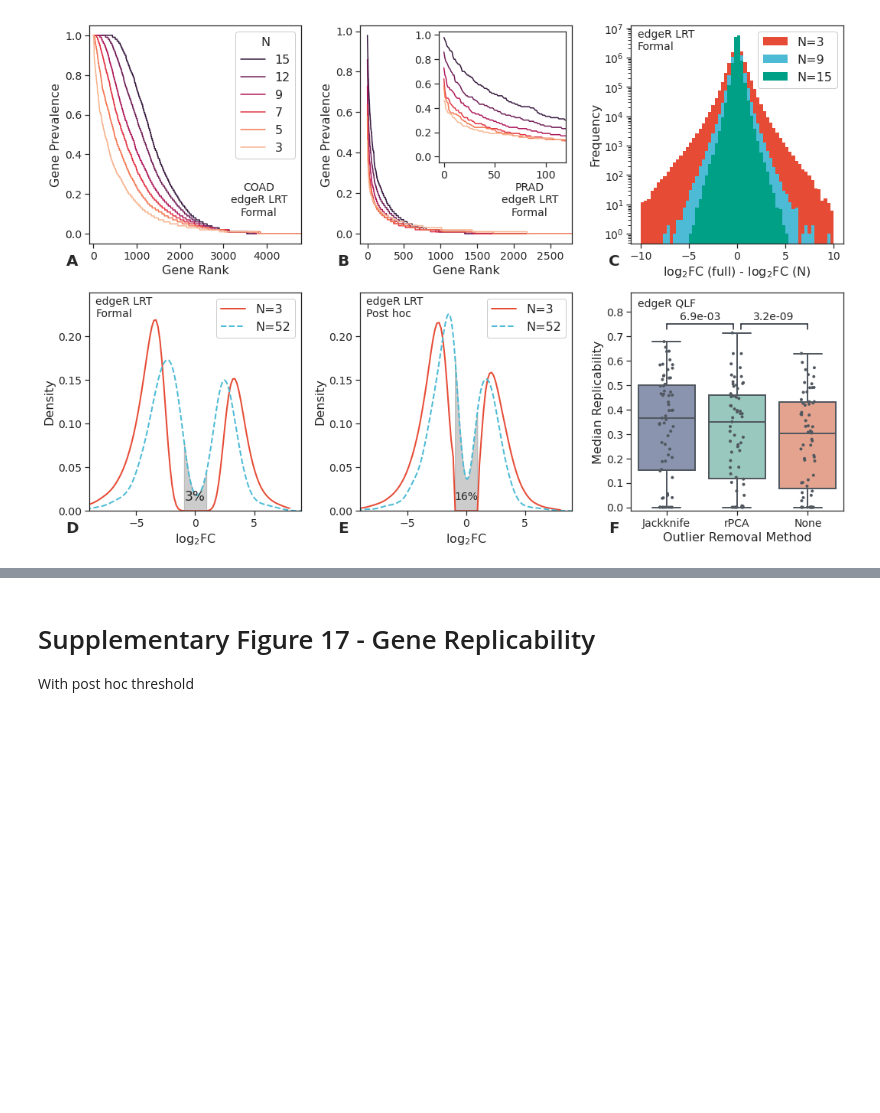
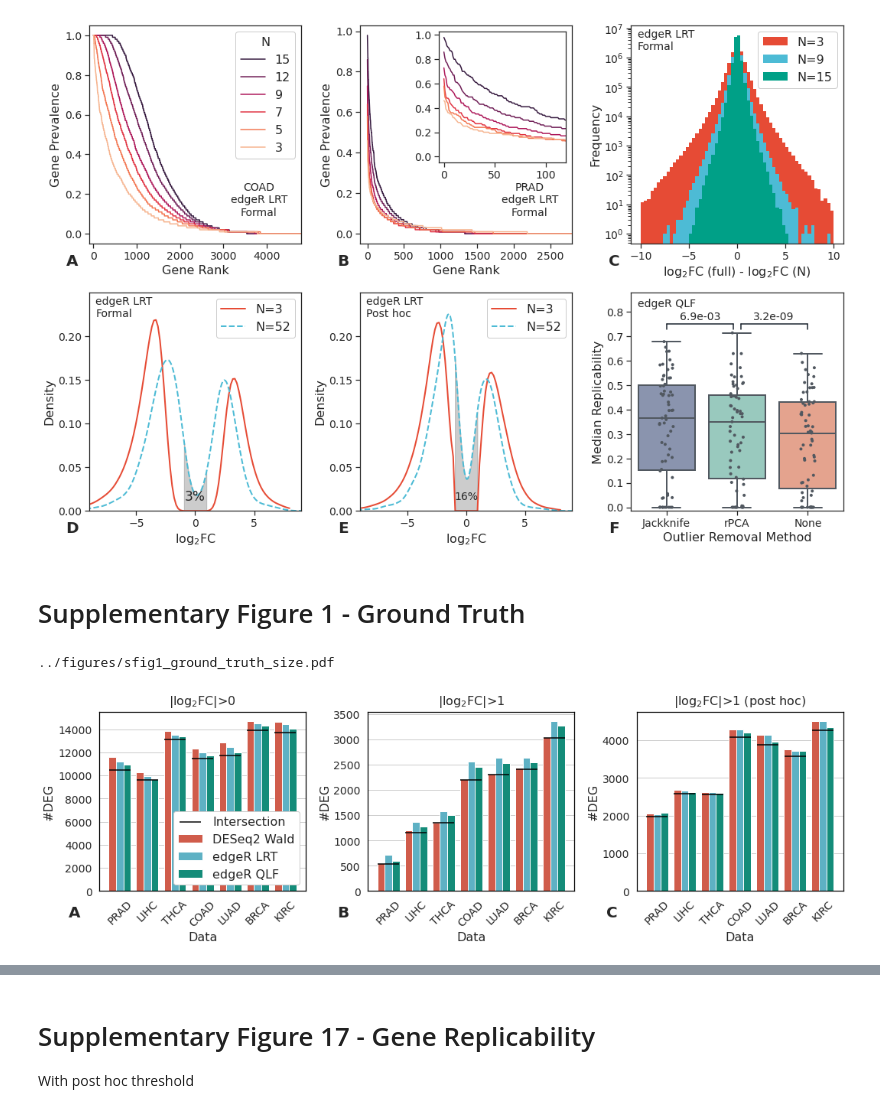
Before and after one commit to pdegen/RNASeqReplicability, a Jupyter notebook: notebooks/figures.ipynb, the cells around one changed output, grey strips where cells are left out. Drawn from its saved outputs; the diff is of its cells as text; code cells hidden in the pictures; blank space fills up the shorter version.

```diff
--- a/notebooks/figures.ipynb
+++ b/notebooks/figures.ipynb
@@ -809,7 +825,6 @@ dea = "edgerlrt"
 
 a, b, c, aa, bb, cc = [], [], [], [], [], []
 for data in datasets:
-    if data == "KIRC_syn_hom": continue
     a += truth_logFC[data][dea][3]["Error"]
     b += truth_logFC[data][dea][9]["Error"]
     c += truth_logFC[data][dea][15]["Error"]
@@ -822,7 +837,6 @@ df_logfc = pd.DataFrame(np.array([cc,bb,aa]).T, columns=["N15","N9","N3"])
 
 d, e = [], []
 for data in datasets:
-    if data == "KIRC_syn_hom": continue
     d += truth_logFC[data][dea]["small_N_deg_logFC"]
     e += truth_logFC[data][dea]["small_N_deg_logFC_truth"]
 
@@ -832,7 +846,6 @@ dea = "edgerlrt"
 
 a, b, c, aa, bb, cc = [], [], [], [], [], []
 for data in datasets:
-    if data == "KIRC_syn_hom": continue
     a += truth_logFC2[data][dea][3]["Error"]
     b += truth_logFC2[data][dea][9]["Error"]
     c += truth_logFC2[data][dea][15]["Error"]
@@ -845,7 +858,6 @@ df_logfc2 = pd.DataFrame(np.array([cc,bb,aa]).T, columns=["N15","N9","N3"])
 
 d, e = [], []
 for data in datasets:
-    if data == "KIRC_syn_hom": continue
     d += truth_logFC2[data][dea]["small_N_deg_logFC"]
     e += truth_logFC2[data][dea]["small_N_deg_logFC_truth"]
 
@@ -1034,3 +1046,5 @@ print(figpath)
 # %% [output]
 ../figures/fig5_misc_figure.pdf
 [figure]
+# %% [markdown]
+# Supplementary Figure 1 - Ground Truth
@@ -1036,0 +1097,65 @@ print(figpath)
+# %%
+order = np.array(["PRAD","LIHC","THCA","COAD","LUAD","BRCA","KIRC"])
+def kf(x):
+    try:
+        return np.where(order==x)[0][0] # sort by data
+    except IndexError:
+        return x # sort by DEA
+
+df = df.sort_values(by=['Data',"DEA"], key=lambda col: col.map(kf))
+gtj = gtj.sort_values(by='Data', key=lambda col: col.map(kf))
+# %%
+plt.rcParams['legend.title_fontsize'] = '15'
+
+fig, ax = plt.subplots(1,3,figsize=(15,5), sharey=False)
+ax = ax.flatten()
+
+palette = np.array(npg)[[0,1,2]]
+palette2 = np.array(npg)[[5,6,7]]
+
+### ax[0]
+dfa=df[df["logFC"]==0]
+sns.barplot(data=dfa,x="Data",y="#DEG",hue="DEA", ax=ax[0],palette=palette)
+
+### ax[1]
+dfa=df[(df["logFC"]==1)]
+sns.barplot(data=dfa,x="Data",y="#DEG",hue="DEA", ax=ax[1], palette=palette)
+
+### ax[1]
+dfa=df[(df["logFC"]=="post hoc")]
+sns.barplot(data=dfa,x="Data",y="#DEG",hue="DEA", ax=ax[2], palette=palette)
+
+# intersection
+for i,data in enumerate(order):
+    for logFC, a in zip([0,1,"post hoc"],ax[:3]):
+        if logFC == "post hoc":
+            logFC, logFC_test = 1, 0
+        else:
+            logFC_test = logFC
+        inter=datasets[data]["truth_stats"][logFC_test][0.05][logFC]["inter"]
+        a.scatter(i,inter,marker="_",zorder=99,color="black",s=800,label="Intersection" if i < 1 and logFC < 1 else "")
+
+for i, a in enumerate(ax):
+    a.legend([],[], frameon=False)
+    a.set_xticklabels(ax[1].get_xticklabels(), rotation=45, ha='center')
+    a.annotate(chr(ord('A')+i), xy=(-0.12, -0.12), xycoords="axes fraction", weight="bold", va='center',ha='center', fontsize=20)
+
+ax[0].set_title(r"$|\log_2\mathrm{FC}$|>0",size=16, pad=10)
+ax[1].set_title(r"$|\log_2\mathrm{FC}$|>1",size=16, pad=10)
+ax[2].set_title(r"$|\log_2\mathrm{FC}$|>1 (post hoc)",size=16, pad=10)
+
+
+handles, labels = ax[0].get_legend_handles_labels()
+labels = [l + " Wald" if l == "DESeq2" else l for l in labels]
+ax[0].legend(handles, labels, loc='lower right',framealpha=1)
+#ax[0].text(0.01,0.825,r"$|\log_2\mathrm{FC}$|>0", transform=ax[0].transAxes, ha="left")
+#ax[1].text(0.01,0.825,r"$|\log_2\mathrm{FC}$|>1", transform=ax[1].transAxes, ha="left")
+
+
+figpath = f"../figures/sfig1_ground_truth_size.pdf"
+fig.tight_layout()
+fig.savefig(figpath)
+print(figpath)
+# %% [output]
+../figures/sfig1_ground_truth_size.pdf
+[figure, added]
```
Also changed, not shown: parts of 12 cells of this notebook, 18 other files.
